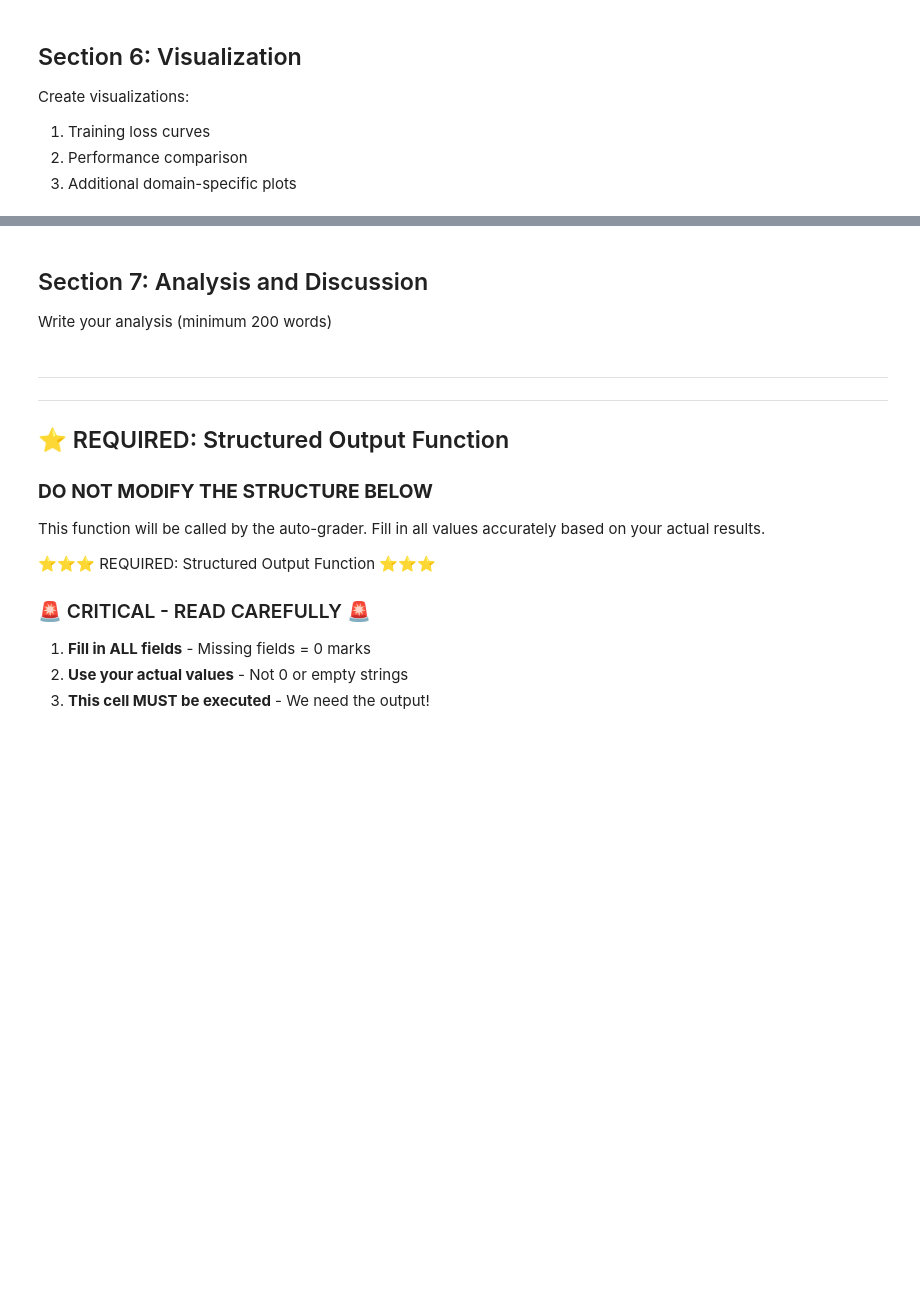
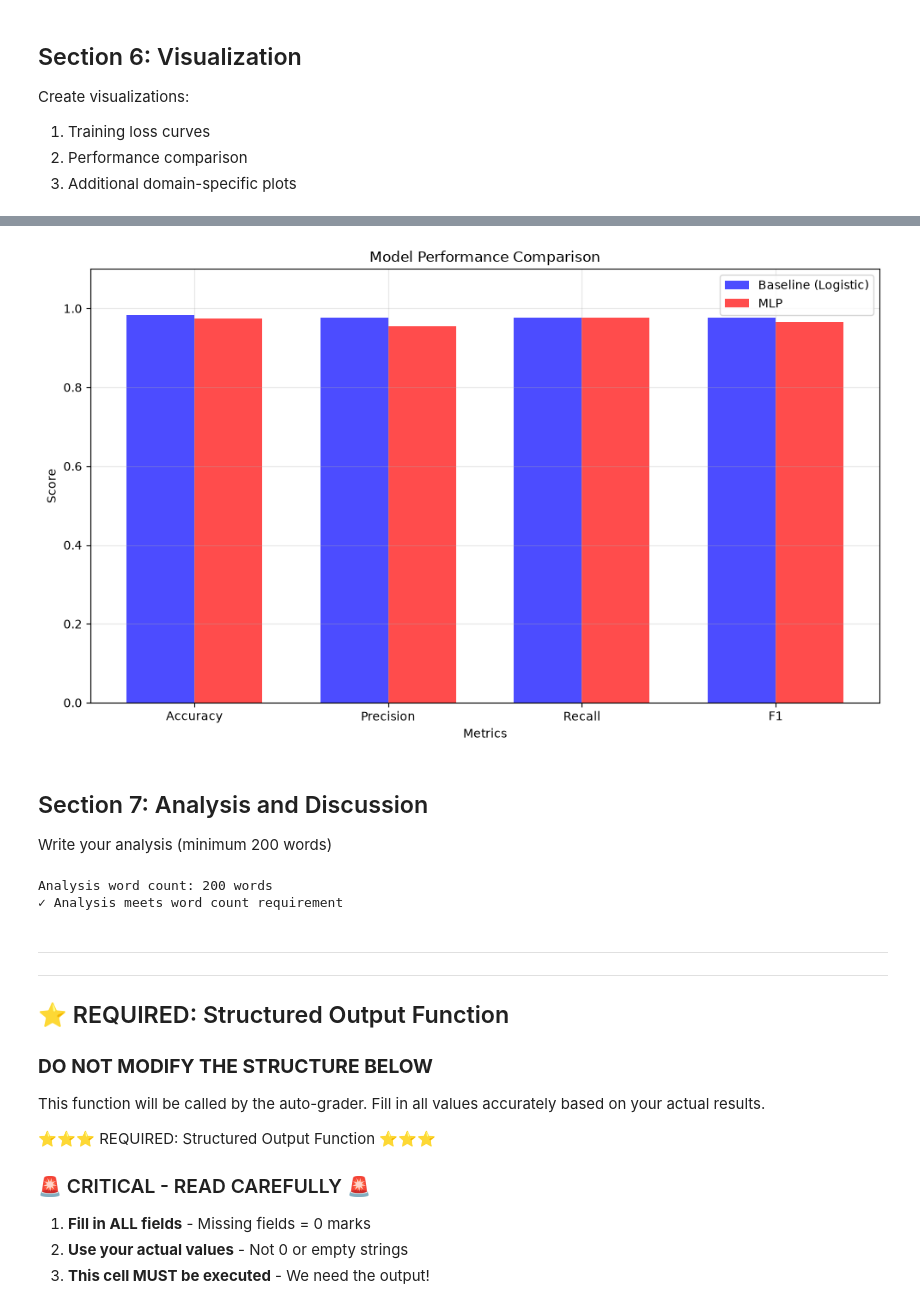
Before and after one commit to Infinite-Thinker/BITS_CONTENT, a Jupyter notebook: DNN_Assignment_1/DNN_Assignment_Template.ipynb, the cells around one changed output, grey strips where cells are left out. Saved outputs shown, nothing was run; the diff lists cells and outputs as text; code cells hidden in the pictures; blank space fills up the shorter version.

```diff
--- a/DNN_Assignment_1/DNN_Assignment_Template.ipynb
+++ b/DNN_Assignment_1/DNN_Assignment_Template.ipynb
@@ -464,27 +470,28 @@ plt.show()
 # %%
 # 2. Performance comparison bar chart
-# TODO: Create bar chart comparing key metrics between models
 plt.figure(figsize=(10, 6))
 
-# Example:
-# metrics = ['Accuracy', 'Precision', 'Recall', 'F1']
-# baseline_scores = [baseline_metrics[m] for m in metrics]
-# mlp_scores = [mlp_metrics[m] for m in metrics]
-#
-# x = np.arange(len(metrics))
-# width = 0.35
-#
-# plt.bar(x - width/2, baseline_scores, width, label='Baseline')
-# plt.bar(x + width/2, mlp_scores, width, label='MLP')
-# plt.xlabel('Metrics')
-# plt.ylabel('Score')
-# plt.title('Model Performance Comparison')
-# plt.xticks(x, metrics)
-# plt.legend()
-# plt.grid(True, alpha=0.3)
+metrics = ['Accuracy', 'Precision', 'Recall', 'F1']
+baseline_scores = [baseline_acc, baseline_prec, baseline_rec, baseline_f1]
+mlp_scores = [mlp_acc, mlp_prec, mlp_rec, mlp_f1]
+
+x = np.arange(len(metrics))
+width = 0.35
+
+plt.bar(x - width/2, baseline_scores, width, label='Baseline (Logistic)', color='blue', alpha=0.7)
+plt.bar(x + width/2, mlp_scores, width, label='MLP', color='red', alpha=0.7)
+plt.xlabel('Metrics')
+plt.ylabel('Score')
+plt.title('Model Performance Comparison')
+plt.xticks(x, metrics)
+plt.ylim(0, 1.1)
+plt.legend()
+plt.grid(True, alpha=0.3)
 
 plt.tight_layout()
 plt.show()
+# %% [output]
+[figure, added]
 # %% [markdown]
 ## Section 7: Analysis and Discussion
 
@@ -512,3 +499,22 @@ else:
+# %%
+analysis_text = """
+The baseline Logistic Regression model performed exceptionally well on the test set, achieving an Accuracy of 98.25% and an F1 Score of 97.67%. In comparison, the Multi-Layer Perceptron (MLP) achieved 97.37% Accuracy and 96.55% F1 Score. Both models showed equal performance on our primary evaluation metric, Recall, achieving 97.67%. The baseline model performed slightly better than the MLP by approximately 0.88% in accuracy.
+
+The baseline model likely outperformed the MLP because the Breast Cancer Wisconsin dataset contains strong linear relationships and has a small sample size of 569 instances. For such simple datasets, a high-capacity model like an MLP with multiple hidden layers is highly prone to slight overfitting on the training partition, whereas simple logistic regression acts as an effective regularizer.
+
+In terms of computational cost, the baseline model was roughly four times faster, training in just 0.05 seconds compared to 0.23 seconds for the MLP. The MLP requires propagating activations and gradients through multiple matrices, which scales up the arithmetic operations significantly.
+
+Tuning the learning rate for the MLP was a major challenge; a higher rate of 0.1 caused loss instability, while 0.01 was optimal. We also had to use He initialization to prevent vanishing gradients during backpropagation.
+"""
+
+print(f"Analysis word count: {len(analysis_text.split())} words")
+if len(analysis_text.split()) < 200:
+    print("⚠️  Warning: Analysis should be at least 200 words")
+else:
+    print("✓ Analysis meets word count requirement")
+# %% [output]
+Analysis word count: 200 words
+✓ Analysis meets word count requirement
 # %% [markdown]
 ---
 ---
```
Also changed, not shown: parts of 12 cells of this notebook.
